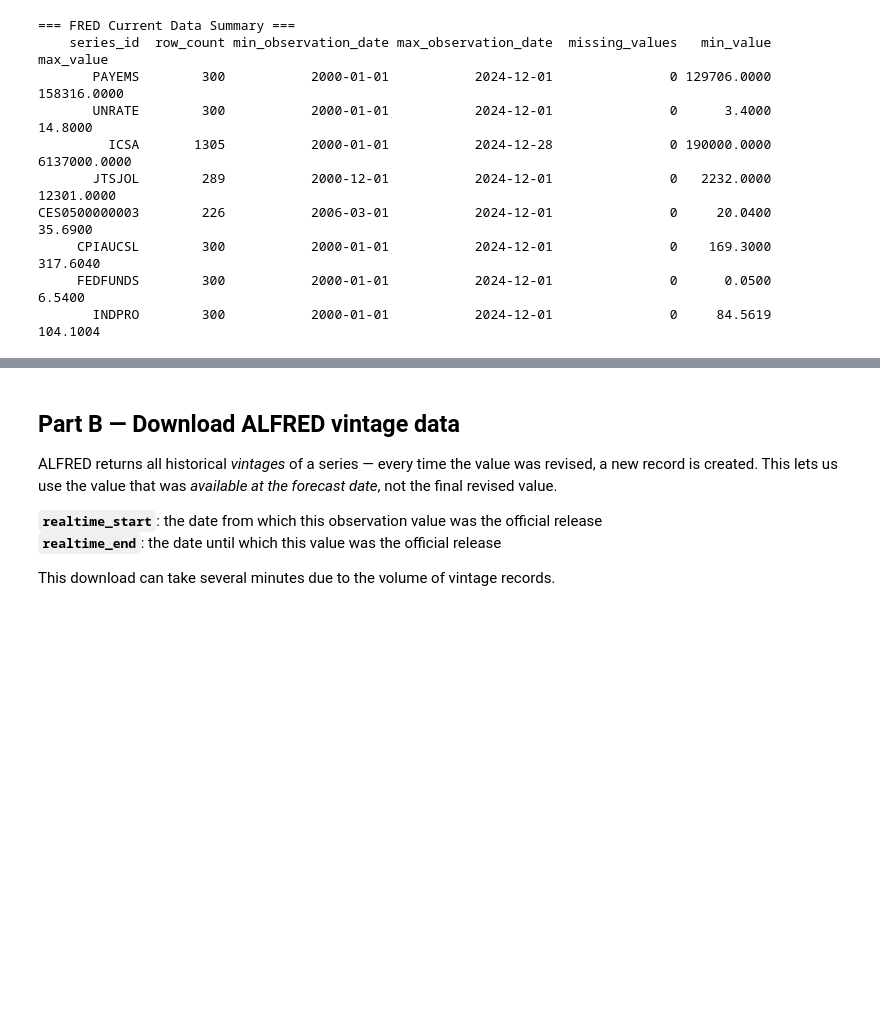
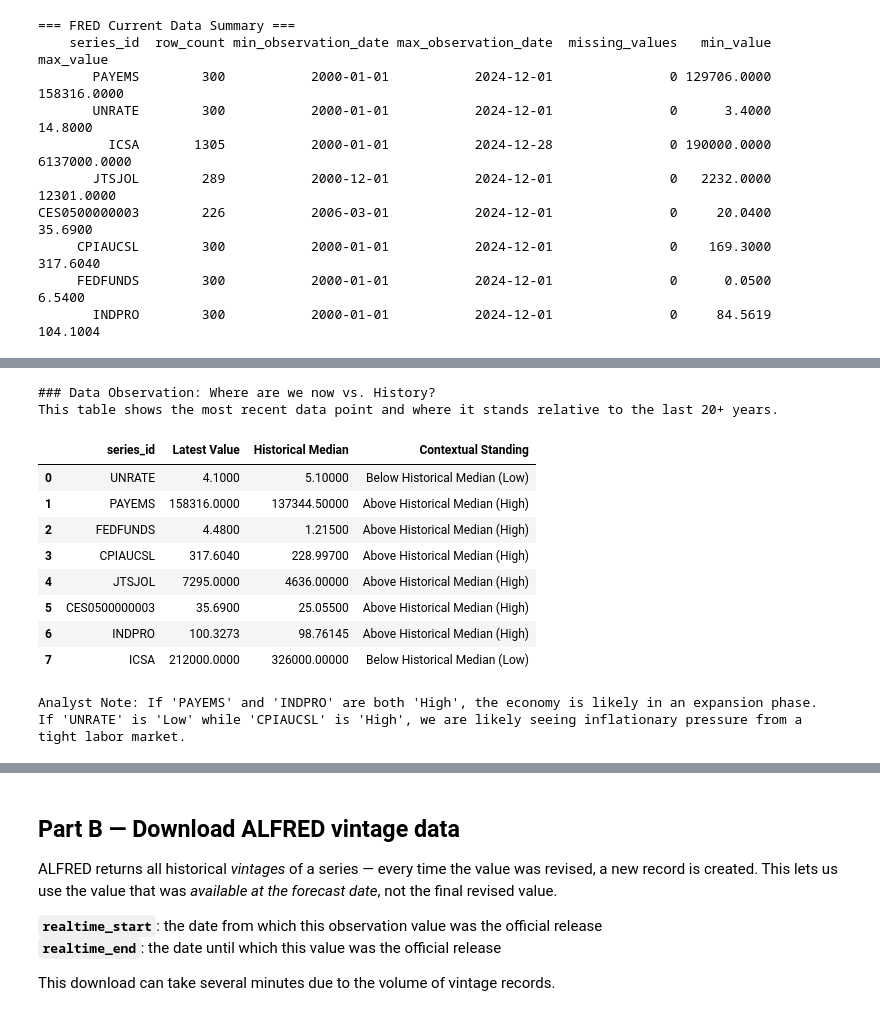
Before and after one commit to mimimission/ECON_NLP, a Jupyter notebook: notebooks/01_collect_raw_fred_alfred.ipynb, the cells around one changed output, grey strips where cells are left out. Drawn from its saved outputs; the diff is of its cells as text; code cells hidden in the pictures; blank space fills up the shorter version.

```diff
--- a/notebooks/01_collect_raw_fred_alfred.ipynb
+++ b/notebooks/01_collect_raw_fred_alfred.ipynb
@@ -214,0 +317,46 @@ CES0500000003        226           2006-03-01           2024-12-01
+# %%
+# Simple Data Observation: Benchmarking the current state against history
+
+latest_vals = fred_df.sort_values('observation_date').groupby('series_id').tail(1)
+historical_stats = fred_df.groupby('series_id')['value'].describe(percentiles=[0.25, 0.5, 0.75])
+
+# Create a simplified 'Status' report
+status_report = latest_vals[['series_id', 'value', 'observation_date']].merge(
+    historical_stats[['50%', 'min', 'max']], on='series_id'
+)
+
+def interpret_level(row):
+    if row['value'] > row['50%']: return "Above Historical Median (High)"
+    elif row['value'] < row['50%']: return "Below Historical Median (Low)"
+    else: return "At Median"
+
+status_report['context'] = status_report.apply(interpret_level, axis=1)
+
+print("### Data Observation: Where are we now vs. History?")
+print("This table shows the most recent data point and where it stands relative to the last 20+ years.\n")
+
+# Formatting for readability
+formatted_report = status_report.rename(columns={
+    'value': 'Latest Value',
+    '50%': 'Historical Median',
+    'context': 'Contextual Standing'
+})
+
+display(formatted_report[['series_id', 'Latest Value', 'Historical Median', 'Contextual Standing']])
+
+print("\nAnalyst Note: If 'PAYEMS' and 'INDPRO' are both 'High', the economy is likely in an expansion phase.")
+print("If 'UNRATE' is 'Low' while 'CPIAUCSL' is 'High', we are likely seeing inflationary pressure from a tight labor market.")
+# %% [output]
+### Data Observation: Where are we now vs. History?
+This table shows the most recent data point and where it stands relative to the last 20+ years.
+|  | series_id | Latest Value | Historical Median | Contextual Standing |
+| 0 | UNRATE | 4.1000 | 5.10000 | Below Historical Median (Low) |
+| 1 | PAYEMS | 158316.0000 | 137344.50000 | Above Historical Median (High) |
+| 2 | FEDFUNDS | 4.4800 | 1.21500 | Above Historical Median (High) |
+| 3 | CPIAUCSL | 317.6040 | 228.99700 | Above Historical Median (High) |
+| 4 | JTSJOL | 7295.0000 | 4636.00000 | Above Historical Median (High) |
+| 5 | CES0500000003 | 35.6900 | 25.05500 | Above Historical Median (High) |
+| 6 | INDPRO | 100.3273 | 98.76145 | Above Historical Median (High) |
+| 7 | ICSA | 212000.0000 | 326000.00000 | Below Historical Median (Low) |
+Analyst Note: If 'PAYEMS' and 'INDPRO' are both 'High', the economy is likely in an expansion phase.
+If 'UNRATE' is 'Low' while 'CPIAUCSL' is 'High', we are likely seeing inflationary pressure from a tight labor market.
```
Also changed, not shown: parts of 9 cells of this notebook.
